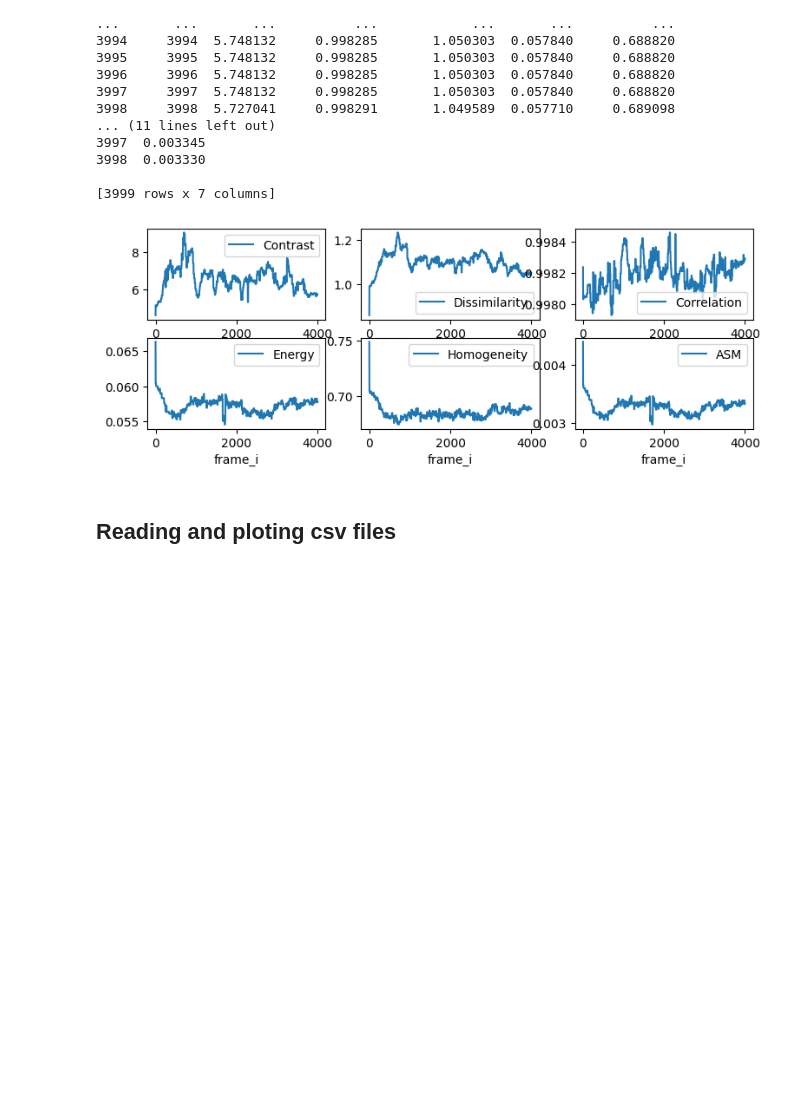
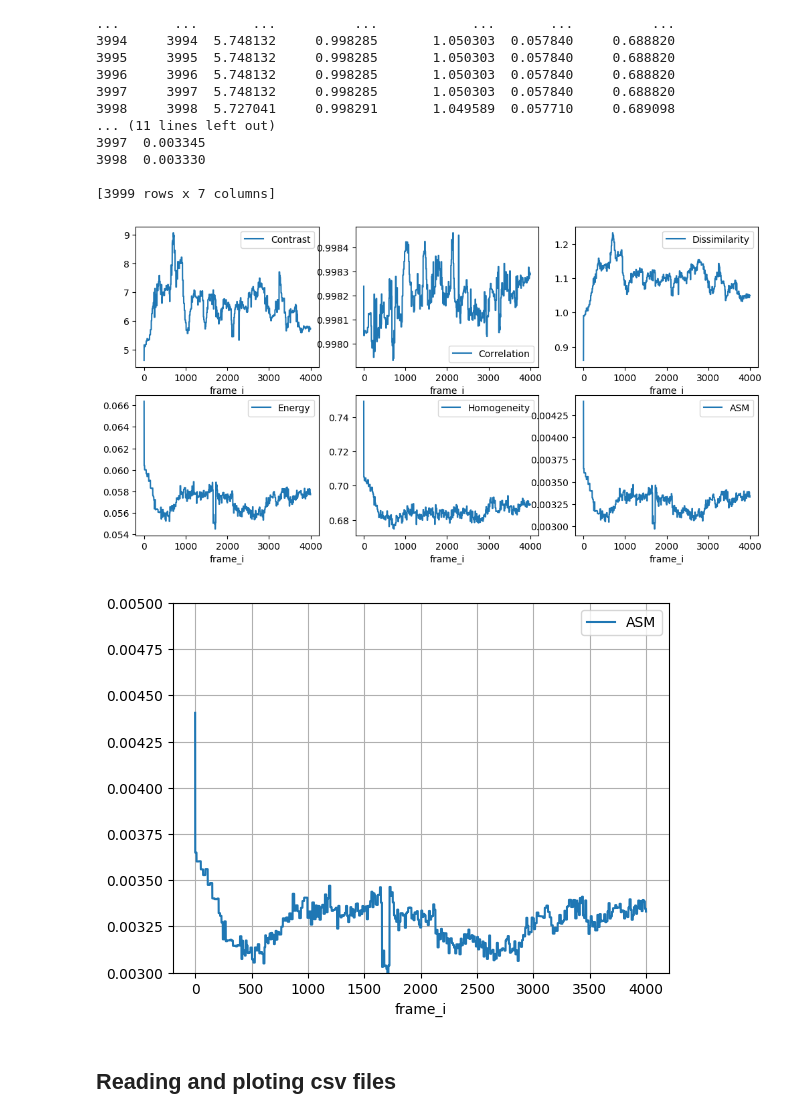
Before and after one commit to mxochicale/sentient, a Jupyter notebook: rtt4ssa/data_analysis/analysis_of_data_from_multiple-files.ipynb, the cells around one changed output. Cells and saved outputs as stored; diff of their text form; code cells hidden in the pictures; blank space fills up the shorter version.

Commit message:
plots  data_frame_of_texture_analysis in notebook (#27)

```diff
--- a/rtt4ssa/data_analysis/analysis_of_data_from_multiple-files.ipynb
+++ b/rtt4ssa/data_analysis/analysis_of_data_from_multiple-files.ipynb
@@ -138,37 +138,36 @@ print(df_texture_analysis)
 # %%
 ## Comment/uncomment any of the following lines to show however axis you would like to see in the plot
 ## TODO: https://seaborn.pydata.org/generated/seaborn.lineplot.html
 
+### Ploting all texture features
+fig, axs = plt.subplots(2,3, figsize=(12, 6))
 
-fig, axs = plt.subplots(2, 3, figsize=(9, 3))
 df_texture_analysis.plot(x='frame_i', y='Contrast', ax=axs[0,0] )
 # axs[0,0].set_ylim((0,15))
 
-df_texture_analysis.plot(x='frame_i', y='Dissimilarity', ax=axs[0,1])
+df_texture_analysis.plot(x='frame_i', y='Correlation', ax=axs[0,1])
+# # axs[0,2].set_ylim((0.997,0.999))
+
+df_texture_analysis.plot(x='frame_i', y='Dissimilarity', ax=axs[0,2])
 # axs[0,1].set_ylim((0.75,1.5))
 
-df_texture_analysis.plot(x='frame_i', y='Correlation', ax=axs[0,2])
-# axs[0,2].set_ylim((0.997,0.999))
+df_texture_analysis.plot(x='frame_i', y='Energy', ax=axs[1,0])
 
-df_texture_analysis.plot(x='frame_i', y='Energy', ax=axs[1,0])
 df_texture_analysis.plot(x='frame_i', y='Homogeneity', ax=axs[1,1])
 df_texture_analysis.plot(x='frame_i', y='ASM', ax=axs[1,2])
 
 plt.show()
 
-# ax = plt.gca()
-# df_texture_analysis.plot(x='frame_i', y='ASM', ax=ax)
-# # plt.ylim((0.003,0.005))
-# plt.grid()
-# plt.show()
-# ax = plt.gca()
-# df_texture_analysis.plot(x='frame_i', y='Energy', ax=ax)
-# df_texture_analysis.plot(x='frame_i', y='Homogeneity', ax=ax)
-# df_texture_analysis.plot(x='frame_i', y='ASM', ax=ax)
-# plt.grid()
-# plt.show()
+
+### Ploting single texture feature
+ax = plt.gca()
+df_texture_analysis.plot(x='frame_i', y='ASM', ax=ax)
+plt.ylim((0.003,0.005))
+plt.grid()
+plt.show()
 # %% [output]
-[figure, old version]
+[figure, new version]
+[figure, added]
 # %% [markdown]
 ## Reading and ploting csv files
 # %%
```
Also changed, not shown: parts of 1 cell of this notebook.
